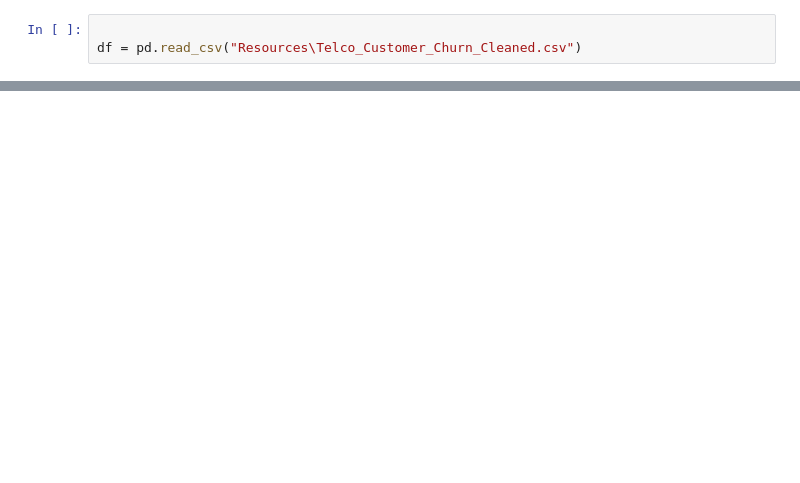
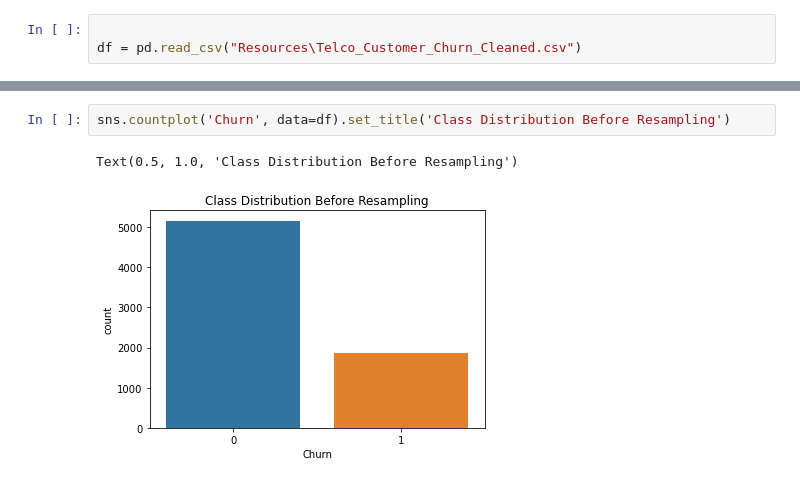
Before and after one commit to alecngai/19_Churn_Prediction, a Jupyter notebook: Churn_Prediction.ipynb, the cells around one changed output, grey strips where cells are left out. Saved outputs shown, nothing was run; the diff lists cells and outputs as text; blank space fills up the shorter version.

```diff
--- a/Churn_Prediction.ipynb
+++ b/Churn_Prediction.ipynb
@@ -30,0 +81,5 @@ df_dummies.corr()['Churn'].sort_values(ascending = False).plot(kind='bar')
+# %%
+sns.countplot('Churn', data=df).set_title('Class Distribution Before Resampling')
+# %% [output]
+Text(0.5, 1.0, 'Class Distribution Before Resampling')
+[figure, added]
```
Also changed, not shown: parts of 9 cells of this notebook.
